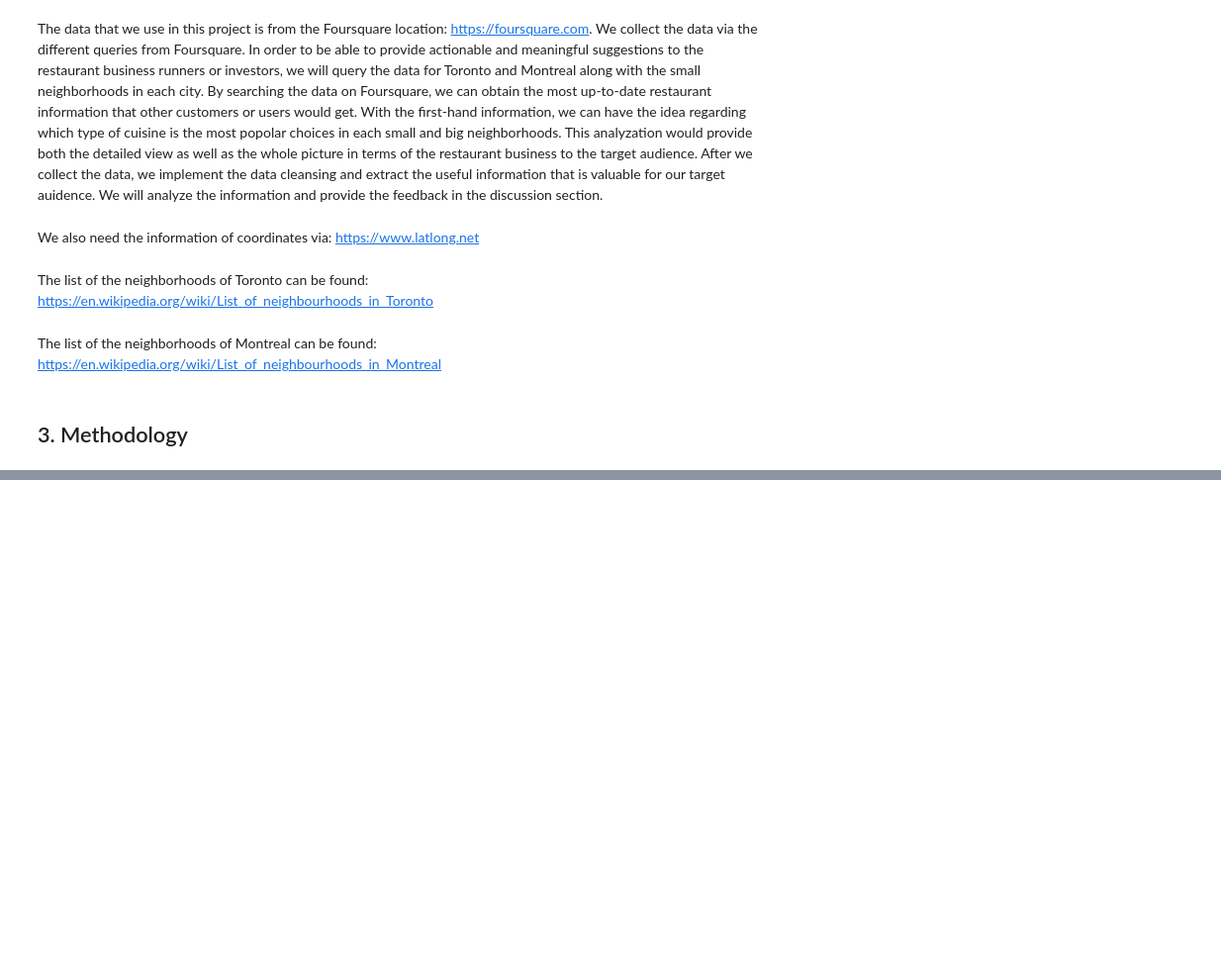
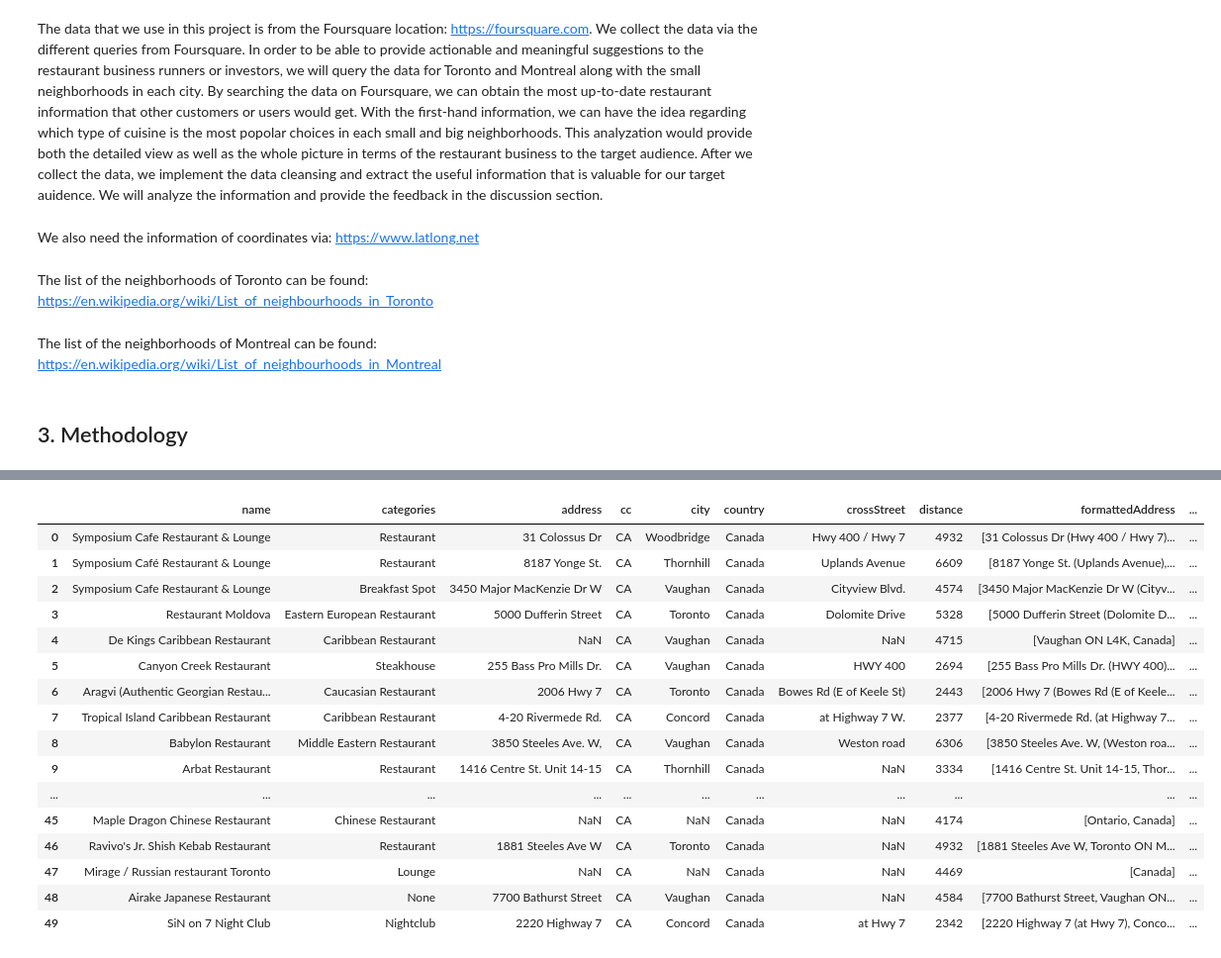
Before and after one commit to xsymsc/Capstone_project_battle_of_neighborhoods, a Jupyter notebook: The Battle of Neighborhoods (Week 1).ipynb, the cells around one changed output, grey strips where cells are left out. Shown at 99% size. Saved outputs shown, nothing was run; the diff lists cells and outputs as text; code cells hidden in the pictures; blank space fills up the shorter version.

```diff
--- a/The Battle of Neighborhoods (Week 1).ipynb
+++ b/The Battle of Neighborhoods (Week 1).ipynb
@@ -49,0 +685,4 @@ The list of the neighborhoods of Montreal can be found: https://en.wikipedia.org
+# %%
+search_query = 'Restaurant'
+radius = 5000
+print(search_query + ' .... OK!')
@@ -49,0 +691,3 @@ The list of the neighborhoods of Montreal can be found: https://en.wikipedia.org
+# %%
+url = 'https://api.foursquare.com/v2/venues/search?client_id={}&client_secret={}&ll={},{}&v={}&query={}&radius={}&limit={}'.format(CLIENT_ID, CLIENT_SECRET, latitude, longitude, VERSION, search_query, radius, LIMIT)
+url
@@ -49,0 +696,3 @@ The list of the neighborhoods of Montreal can be found: https://en.wikipedia.org
+# %%
+results = requests.get(url).json()
+results
@@ -49,0 +717,7 @@ The list of the neighborhoods of Montreal can be found: https://en.wikipedia.org
+# %%
+# assign relevant part of JSON to venues
+venues = results['response']['venues']
+
+# tranform venues into a dataframe
+dataframe_vau = json_normalize(venues)
+dataframe_vau.head()
@@ -49,0 +731,42 @@ The list of the neighborhoods of Montreal can be found: https://en.wikipedia.org
+# %%
+# keep only columns that include venue name, and anything that is associated with location
+filtered_columns = ['name', 'categories'] + [col for col in dataframe_vau.columns if col.startswith('location.')] + ['id']
+dataframe_filtered_vau = dataframe_vau.loc[:, filtered_columns]
+
+# function that extracts the category of the venue
+def get_category_type(row):
+    try:
+        categories_list = row['categories']
+    except:
+        categories_list = row['venue.categories']
+
+    if len(categories_list) == 0:
+        return None
+    else:
+        return categories_list[0]['name']
+
+# filter the category for each row
+dataframe_filtered_vau['categories'] = dataframe_filtered_vau.apply(get_category_type, axis=1)
+
+# clean column names by keeping only last term
+dataframe_filtered_vau.columns = [column.split('.')[-1] for column in dataframe_filtered_vau.columns]
+
+dataframe_filtered_vau
+# %% [output]
+|  | name | categories | address | cc | city | country | crossStreet | distance | formattedAddress | ... |
+| 0 | Symposium Cafe Restaurant & Lounge | Restaurant | 31 Colossus Dr | CA | Woodbridge | Canada | Hwy 400 / Hwy 7 | 4932 | [31 Colossus Dr (Hwy 400 / Hwy 7)... | ... |
+| 1 | Symposium Café Restaurant & Lounge | Restaurant | 8187 Yonge St. | CA | Thornhill | Canada | Uplands Avenue | 6609 | [8187 Yonge St. (Uplands Avenue),... | ... |
+| 2 | Symposium Cafe Restaurant & Lounge | Breakfast Spot | 3450 Major MacKenzie Dr W | CA | Vaughan | Canada | Cityview Blvd. | 4574 | [3450 Major MacKenzie Dr W (Cityv... | ... |
+| 3 | Restaurant Moldova | Eastern European Restaurant | 5000 Dufferin Street | CA | Toronto | Canada | Dolomite Drive | 5328 | [5000 Dufferin Street (Dolomite D... | ... |
+| 4 | De Kings Caribbean Restaurant | Caribbean Restaurant | NaN | CA | Vaughan | Canada | NaN | 4715 | [Vaughan ON L4K, Canada] | ... |
+| 5 | Canyon Creek Restaurant | Steakhouse | 255 Bass Pro Mills Dr. | CA | Vaughan | Canada | HWY 400 | 2694 | [255 Bass Pro Mills Dr. (HWY 400)... | ... |
+| 6 | Aragvi (Authentic Georgian Restau... | Caucasian Restaurant | 2006 Hwy 7 | CA | Toronto | Canada | Bowes Rd (E of Keele St) | 2443 | [2006 Hwy 7 (Bowes Rd (E of Keele... | ... |
+| 7 | Tropical Island Caribbean Restaurant | Caribbean Restaurant | 4-20 Rivermede Rd. | CA | Concord | Canada | at Highway 7 W. | 2377 | [4-20 Rivermede Rd. (at Highway 7... | ... |
+| 8 | Babylon Restaurant | Middle Eastern Restaurant | 3850 Steeles Ave. W, | CA | Vaughan | Canada | Weston road | 6306 | [3850 Steeles Ave. W, (Weston roa... | ... |
+| 9 | Arbat Restaurant | Restaurant | 1416 Centre St. Unit 14-15 | CA | Thornhill | Canada | NaN | 3334 | [1416 Centre St. Unit 14-15, Thor... | ... |
+| ... | ... | ... | ... | ... | ... | ... | ... | ... | ... | ... |
+| 45 | Maple Dragon Chinese Restaurant | Chinese Restaurant | NaN | CA | NaN | Canada | NaN | 4174 | [Ontario, Canada] | ... |
+| 46 | Ravivo's Jr. Shish Kebab Restaurant | Restaurant | 1881 Steeles Ave W | CA | Toronto | Canada | NaN | 4932 | [1881 Steeles Ave W, Toronto ON M... | ... |
+| 47 | Mirage / Russian restaurant Toronto | Lounge | NaN | CA | NaN | Canada | NaN | 4469 | [Canada] | ... |
+| 48 | Airake Japanese Restaurant | None | 7700 Bathurst Street | CA | Vaughan | Canada | NaN | 4584 | [7700 Bathurst Street, Vaughan ON... | ... |
+| 49 | SiN on 7 Night Club | Nightclub | 2220 Highway 7 | CA | Concord | Canada | at Hwy 7 | 2342 | [2220 Highway 7 (at Hwy 7), Conco... | ... |
```
Also changed, not shown: parts of 168 cells of this notebook.
